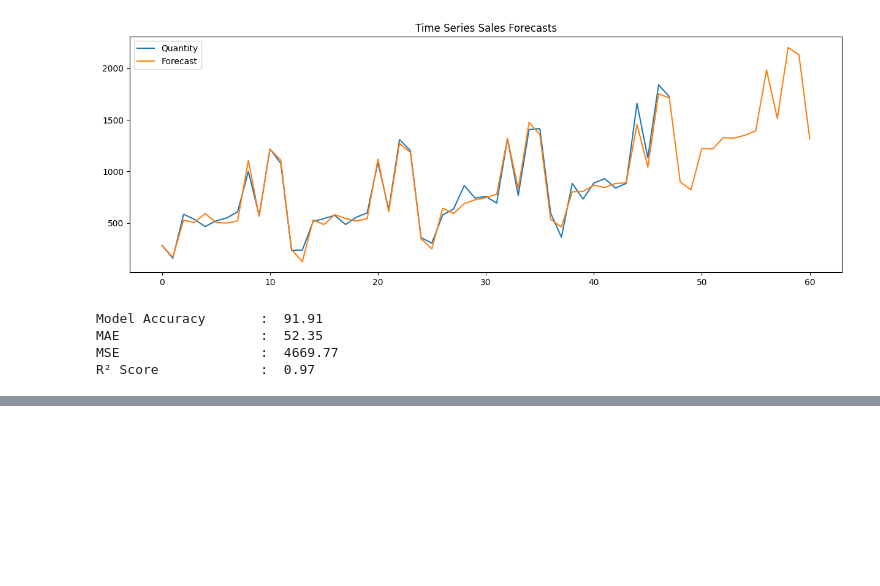
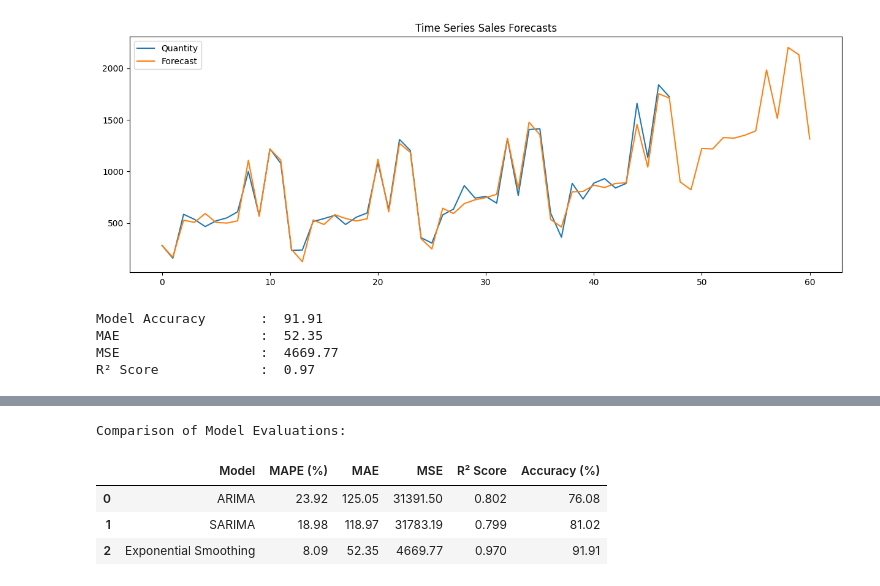
Before and after one commit to ardywrks10/superstore-quantity-forecasting, a Jupyter notebook: time_series_forecasting.ipynb, the cells around one changed output, grey strips where cells are left out. Cells and saved outputs as stored; diff of their text form; code cells hidden in the pictures; blank space fills up the shorter version.

```diff
--- a/time_series_forecasting.ipynb
+++ b/time_series_forecasting.ipynb
@@ -487,14 +489,14 @@ forecast_2.plot(legend=True)
 plt.show()
 
 pred_val = best_model.fittedvalues
-MAPE = mean_absolute_percentage_error(sales_qt_df['Quantity'], pred_val) * 100
-print('\nModel Accuracy       : ', round(100 - MAPE, 2))
-MAE = mean_absolute_error(sales_qt_df['Quantity'], pred_val)
-print('MAE                  : ', round(MAE, 2))
-MSE = mean_squared_error(sales_qt_df['Quantity'], pred_val)
-print('MSE                  : ', round(MSE, 2))
-R2_Score = r2_score(sales_qt_df['Quantity'], forecast_ets)
-print('R² Score             : ', round(R2_Score, 3))
+MAPE_ets = mean_absolute_percentage_error(sales_qt_df['Quantity'], pred_val) * 100
+print('\nModel Accuracy       : ', round(100 - MAPE_ets, 2))
+MAE_ets = mean_absolute_error(sales_qt_df['Quantity'], pred_val)
+print('MAE                  : ', round(MAE_ets, 2))
+MSE_ets = mean_squared_error(sales_qt_df['Quantity'], pred_val)
+print('MSE                  : ', round(MSE_ets, 2))
+R2_ets = r2_score(sales_qt_df['Quantity'], forecast_ets)
+print('R² Score             : ', round(R2_ets, 3))
 # %% [output]
 [figure]
 Model Accuracy       :  91.91
@@ -593,0 +508,36 @@ LSTM R2 Score :  0.71
+# %%
+results = {
+    "Model": ["ARIMA", "SARIMA", "Exponential Smoothing"],
+    "MAPE (%)": [round(MAPE_arima,2), round(MAPE_sarima,2), round(MAPE_ets,2)],
+    "MAE": [round(MAE_arima,2), round(MAE_sarima,2), round(MAE_ets,2)],
+    "MSE": [round(MSE_arima,2), round(MSE_sarima,2), round(MSE_ets,2)],
+    "R² Score": [round(R2_arima, 3), round(R2_sarima, 3), round(R2_ets, 3)],
+}
+
+results["Accuracy (%)"] = [round(100 - MAPE_arima, 2),
+                           round(100 - MAPE_sarima, 2),
+                           round(100 - MAPE_ets, 2)]
+
+evaluation_df = pd.DataFrame(results)
+
+highlighted = (
+    evaluation_df.style.format({
+        "MAPE (%)": "{:.2f}",
+        "MAE": "{:.2f}",
+        "MSE": "{:.2f}",
+        "R² Score": "{:.3f}",
+        "Accuracy (%)": "{:.2f}"
+    })
+    .highlight_min(subset=["MAPE (%)", "MAE", "MSE"], color="lightgreen")
+    .highlight_max(subset=["R² Score", "Accuracy (%)"], color="lightgreen")
+)
+
+# Tampilkan tabel dengan highlight
+print("\nComparison of Model Evaluations:\n")
+highlighted
+# %% [output]
+Comparison of Model Evaluations:
+|  | Model | MAPE (%) | MAE | MSE | R² Score | Accuracy (%) |
+| 0 | ARIMA | 23.92 | 125.05 | 31391.50 | 0.802 | 76.08 |
+| 1 | SARIMA | 18.98 | 118.97 | 31783.19 | 0.799 | 81.02 |
+| 2 | Exponential Smoothing | 8.09 | 52.35 | 4669.77 | 0.970 | 91.91 |
```
Also changed, not shown: parts of 12 cells of this notebook.
